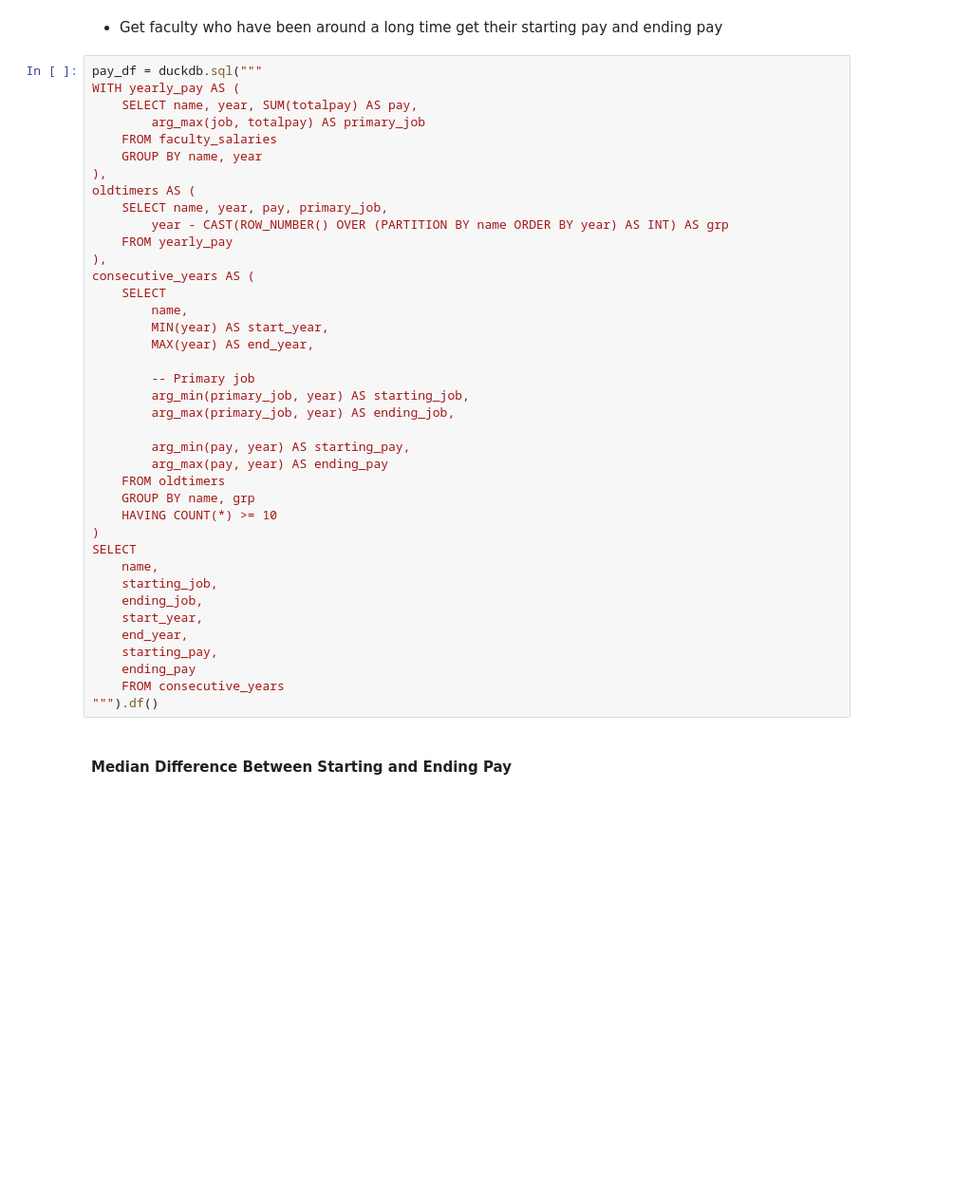
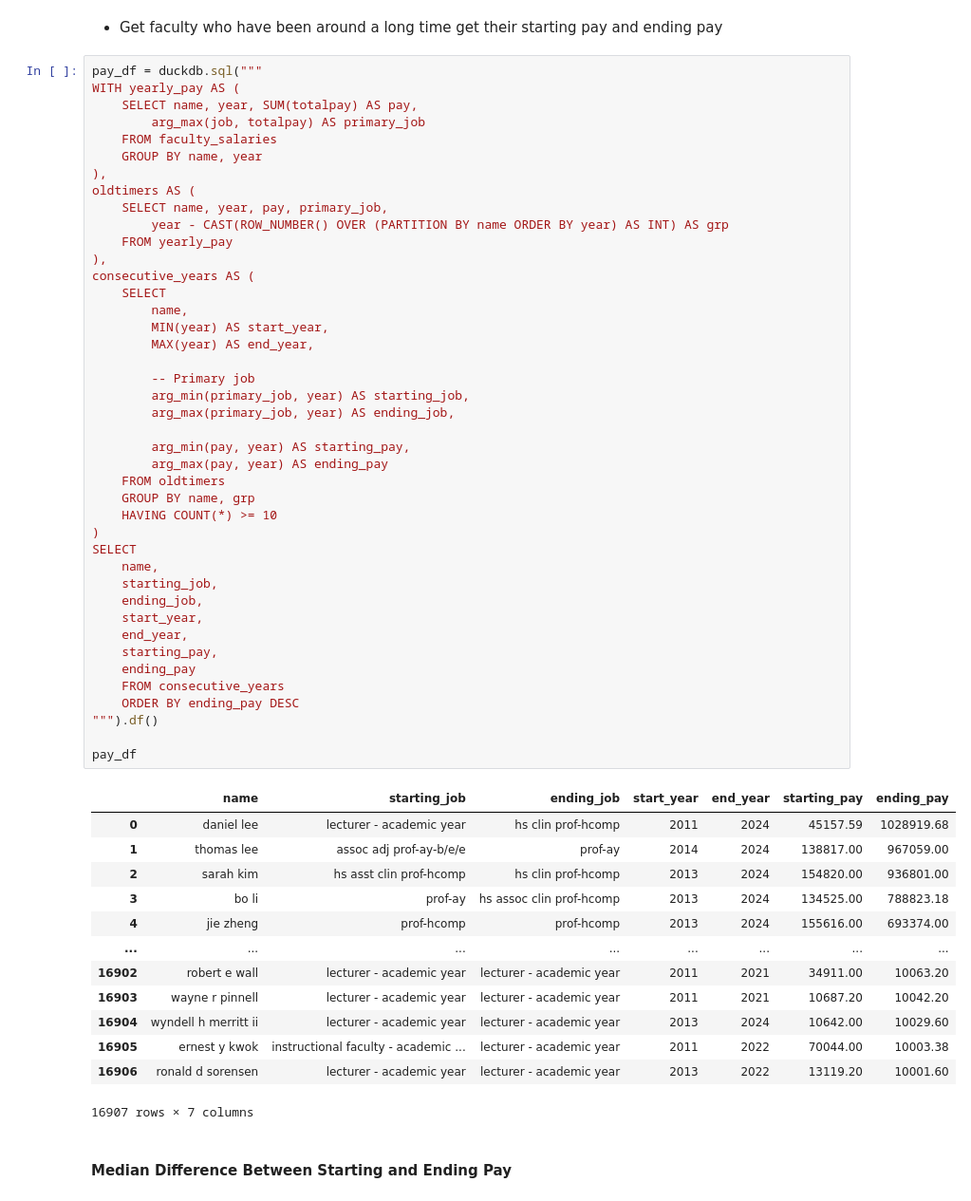
Before and after one commit to CSC4693-Fall-2026/CSC4693, a Jupyter notebook: Faculty/mcEDA.ipynb, the cells around one changed output. Shown at 95% size. Cells and saved outputs as stored; diff of their text form; blank space fills up the shorter version.

```diff
--- a/Faculty/mcEDA.ipynb
+++ b/Faculty/mcEDA.ipynb
@@ -171,33 +173,50 @@ oldtimers AS (
     SELECT name, year, pay, primary_job,
         year - CAST(ROW_NUMBER() OVER (PARTITION BY name ORDER BY year) AS INT) AS grp
     FROM yearly_pay
 ),
 consecutive_years AS (
     SELECT
         name,
         MIN(year) AS start_year,
         MAX(year) AS end_year,
 
         -- Primary job
         arg_min(primary_job, year) AS starting_job,
         arg_max(primary_job, year) AS ending_job,
 
         arg_min(pay, year) AS starting_pay,
         arg_max(pay, year) AS ending_pay
     FROM oldtimers
     GROUP BY name, grp
     HAVING COUNT(*) >= 10
 )
 SELECT
     name,
     starting_job,
     ending_job,
     start_year,
     end_year,
     starting_pay,
     ending_pay
     FROM consecutive_years
+    ORDER BY ending_pay DESC
 """).df()
+
+pay_df
+# %% [output]
+|  | name | starting_job | ending_job | start_year | end_year | starting_pay | ending_pay |
+| 0 | daniel lee | lecturer - academic year | hs clin prof-hcomp | 2011 | 2024 | 45157.59 | 1028919.68 |
+| 1 | thomas lee | assoc adj prof-ay-b/e/e | prof-ay | 2014 | 2024 | 138817.00 | 967059.00 |
+| 2 | sarah kim | hs asst clin prof-hcomp | hs clin prof-hcomp | 2013 | 2024 | 154820.00 | 936801.00 |
+| 3 | bo li | prof-ay | hs assoc clin prof-hcomp | 2013 | 2024 | 134525.00 | 788823.18 |
+| 4 | jie zheng | prof-hcomp | prof-hcomp | 2013 | 2024 | 155616.00 | 693374.00 |
+| ... | ... | ... | ... | ... | ... | ... | ... |
+| 16902 | robert e wall | lecturer - academic year | lecturer - academic year | 2011 | 2021 | 34911.00 | 10063.20 |
+| 16903 | wayne r pinnell | lecturer - academic year | lecturer - academic year | 2011 | 2021 | 10687.20 | 10042.20 |
+| 16904 | wyndell h merritt ii | lecturer - academic year | lecturer - academic year | 2013 | 2024 | 10642.00 | 10029.60 |
+| 16905 | ernest y kwok | instructional faculty - academic ... | lecturer - academic year | 2011 | 2022 | 70044.00 | 10003.38 |
+| 16906 | ronald d sorensen | lecturer - academic year | lecturer - academic year | 2013 | 2022 | 13119.20 | 10001.60 |
+16907 rows × 7 columns
 # %% [markdown]
 #### Median Difference Between Starting and Ending Pay
 # %%
```
Also changed, not shown: parts of 10 cells of this notebook.
